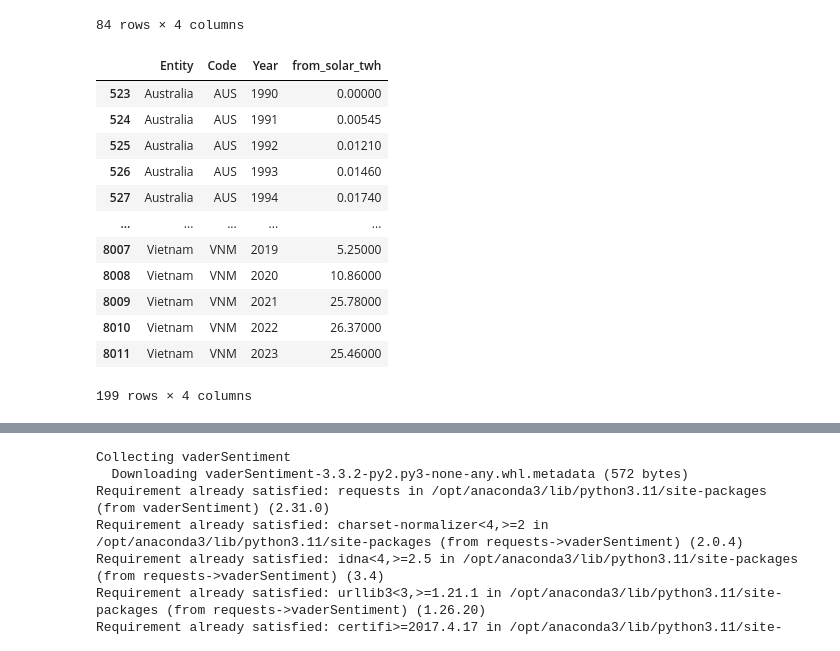
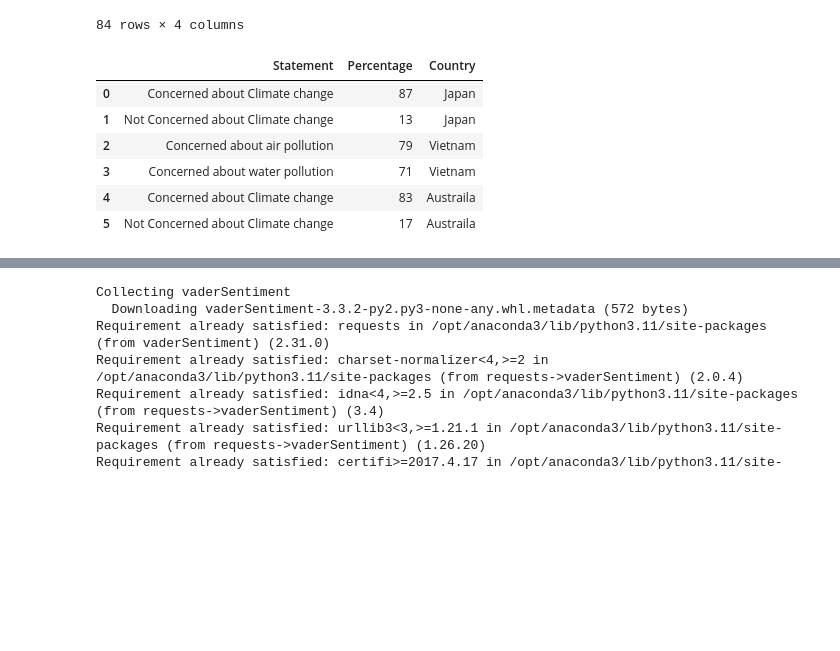
Before and after one commit to bay1900/solar-interactive-dashboard, a Jupyter notebook: interactive_dashboard.ipynb, the cells around one changed output, grey strips where cells are left out. Cells and saved outputs as stored; diff of their text form; code cells hidden in the pictures; blank space fills up the shorter version.

```diff
--- a/interactive_dashboard.ipynb
+++ b/interactive_dashboard.ipynb
@@ -57,20 +57,17 @@ solar_capability
 # %%
 # rename column
 solar_consumtion = solar_consumtion.rename(columns={'Electricity from solar - TWh': 'from_solar_twh'})
 # select data
 solar_consumtion = solar_consumtion.loc[solar_consumtion['Entity'].isin(["Vietnam", "Australia", "Japan", "Singapore"])] ## FILTER
 solar_consumtion
+
+environment_concern = pd.read_csv("environmental_concerns.xls")
+environment_concern
 # %% [output]
-|  | Entity | Code | Year | from_solar_twh |
-| 523 | Australia | AUS | 1990 | 0.00000 |
-| 524 | Australia | AUS | 1991 | 0.00545 |
-| 525 | Australia | AUS | 1992 | 0.01210 |
-| 526 | Australia | AUS | 1993 | 0.01460 |
-| 527 | Australia | AUS | 1994 | 0.01740 |
-| ... | ... | ... | ... | ... |
-| 8007 | Vietnam | VNM | 2019 | 5.25000 |
-| 8008 | Vietnam | VNM | 2020 | 10.86000 |
-| 8009 | Vietnam | VNM | 2021 | 25.78000 |
-| 8010 | Vietnam | VNM | 2022 | 26.37000 |
-| 8011 | Vietnam | VNM | 2023 | 25.46000 |
+|  | Statement | Percentage | Country |
+| 0 | Concerned about Climate change | 87 | Japan |
+| 1 | Not Concerned about Climate change | 13 | Japan |
+| 2 | Concerned about air pollution | 79 | Vietnam |
+| 3 | Concerned about water pollution | 71 | Vietnam |
+| 4 | Concerned about Climate change | 83 | Austraila |
+| 5 | Not Concerned about Climate change | 17 | Austraila |
-199 rows × 4 columns
```
Also changed, not shown: parts of 10 cells of this notebook, 4 other files.
